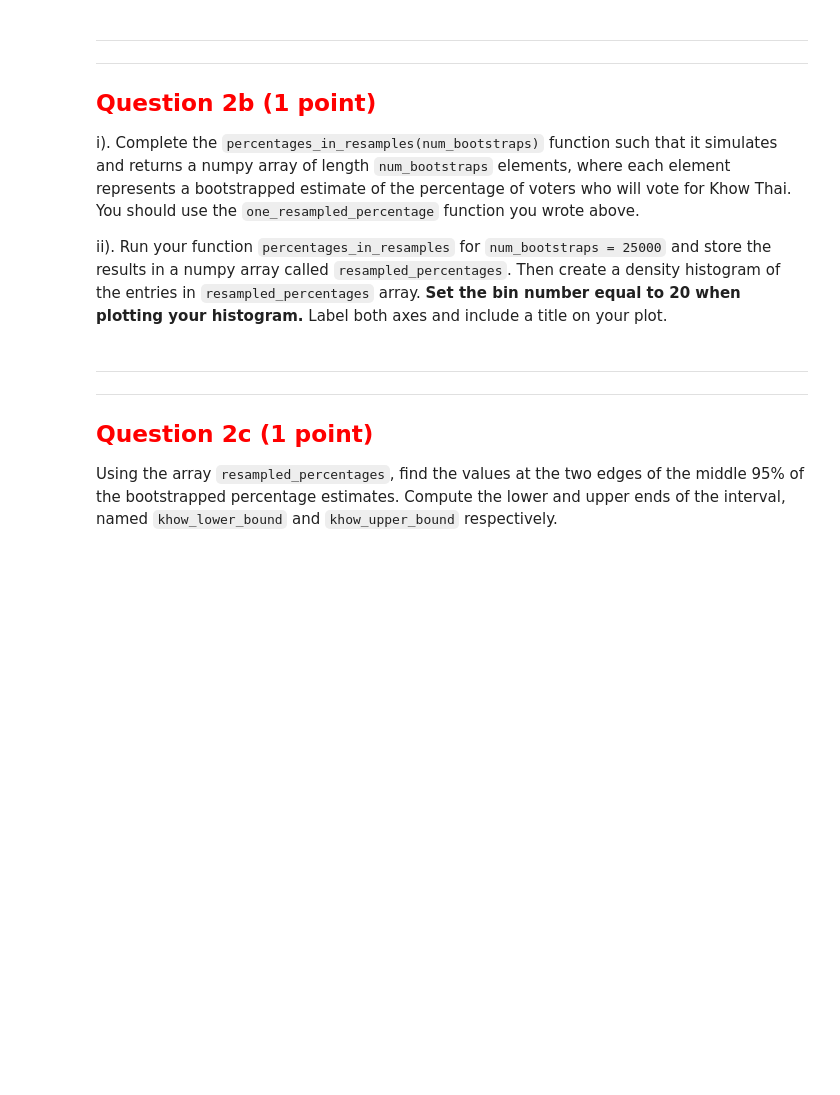
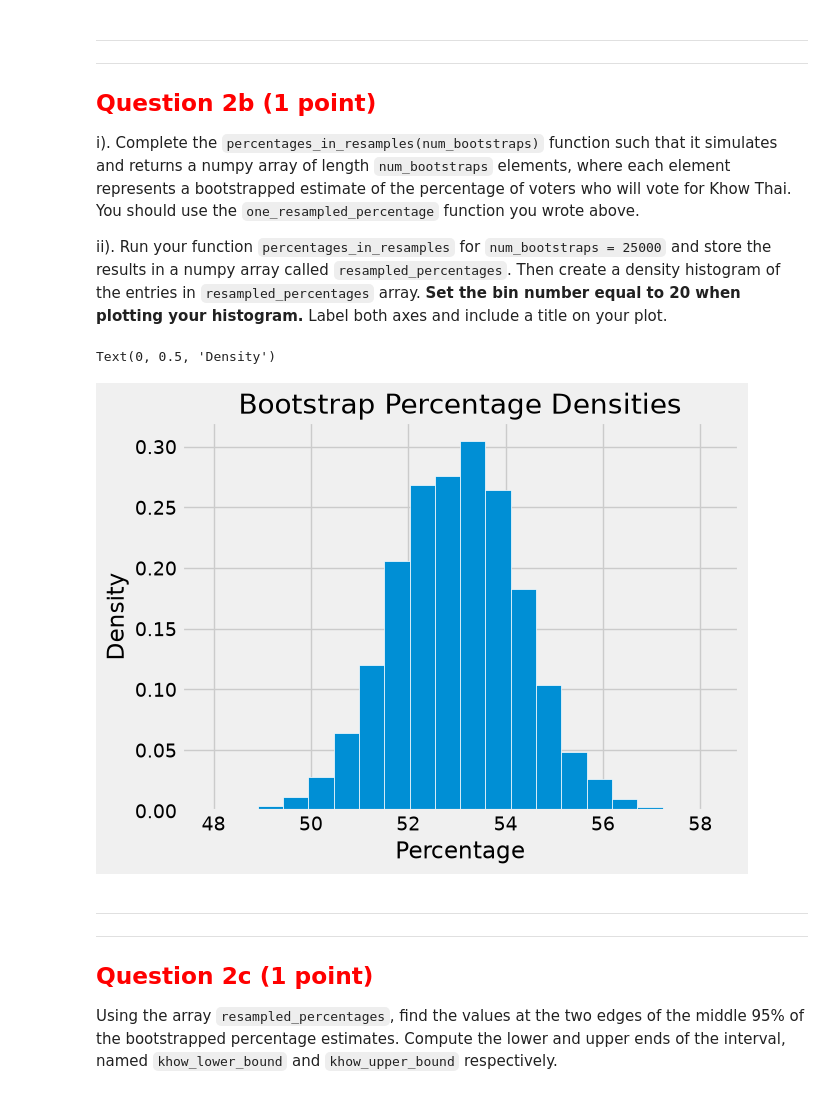
Before and after one commit to kinderhead/CSCI-3022-Introduction-to-Data-Science-Summer-2026, a Jupyter notebook: Homework-9/dist/student/hw09.ipynb, the cells around one changed output. Cells and saved outputs as stored; diff of their text form; code cells hidden in the pictures; blank space fills up the shorter version.

```diff
--- a/Homework-9/dist/student/hw09.ipynb
+++ b/Homework-9/dist/student/hw09.ipynb
@@ -228,7 +242,7 @@ To begin, complete the function `one_resampled_percentage` below. It should retu
 
 *Hint:* Given a table of votes, how can you figure out what percentage of the votes are for a certain restaurant? **Be sure to use percentages, not proportions, for this question!**
 # %%
-def one_resampled_percentage(tbl):
-    ...
+def one_resampled_percentage(tbl: pd.DataFrame):
+    return (tbl.sample(1500, replace=True)["Vote"] == "Khow Thai").mean() * 100
 
 one_resampled_percentage(votes)
@@ -247,12 +265,20 @@ i).  Complete the `percentages_in_resamples(num_bootstraps)` function such that
 
 ii).  Run your function `percentages_in_resamples` for `num_bootstraps = 25000` and store the results in a numpy array called `resampled_percentages`.  Then create a density histogram of the entries in `resampled_percentages` array. **Set the bin number equal to 20 when plotting your histogram.**    Label both axes and include a title on your plot.
 # %%
-def percentages_in_resamples(num_bootstraps):
+def percentages_in_resamples(num_bootstraps: int):
+    return np.array([one_resampled_percentage(votes) for _ in range(num_bootstraps)])
 
-    ...
+
+resampled_percentages = percentages_in_resamples(25000)
 # %%
-...
+plt.hist(resampled_percentages, bins=20, density=True, ec="white")
+plt.title("Bootstrap Percentage Densities")
+plt.xlabel("Percentage")
+plt.ylabel("Density")
 # your code for histogram above this line
+# %% [output]
+Text(0, 0.5, 'Density')
+[figure, added]
 # %%
 grader.check("q2b")
 # %% [markdown]
```
Also changed, not shown: parts of 34 cells of this notebook.
